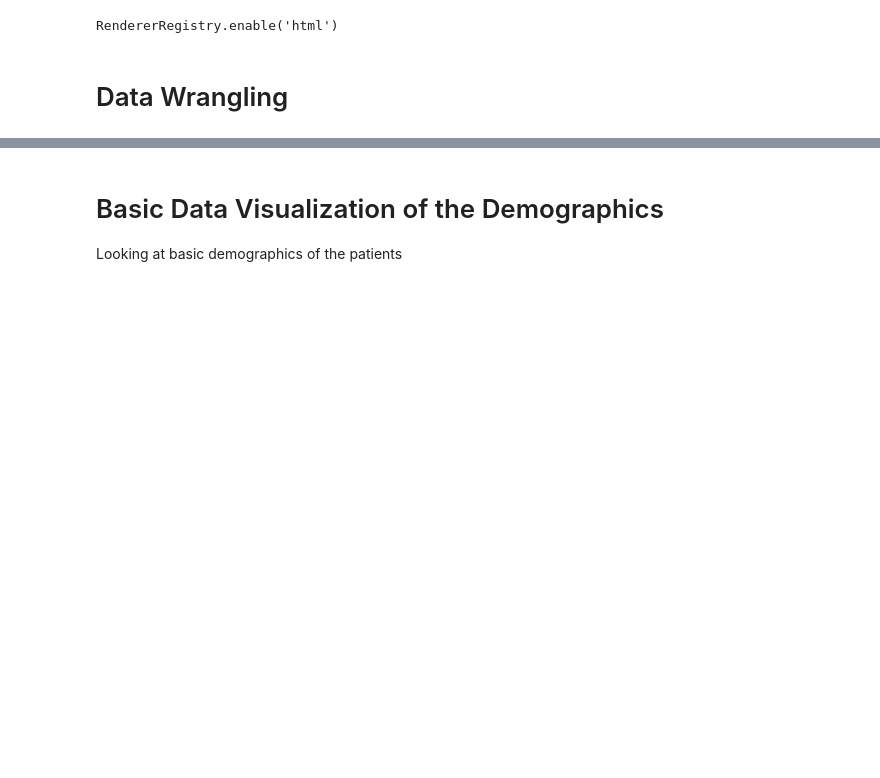
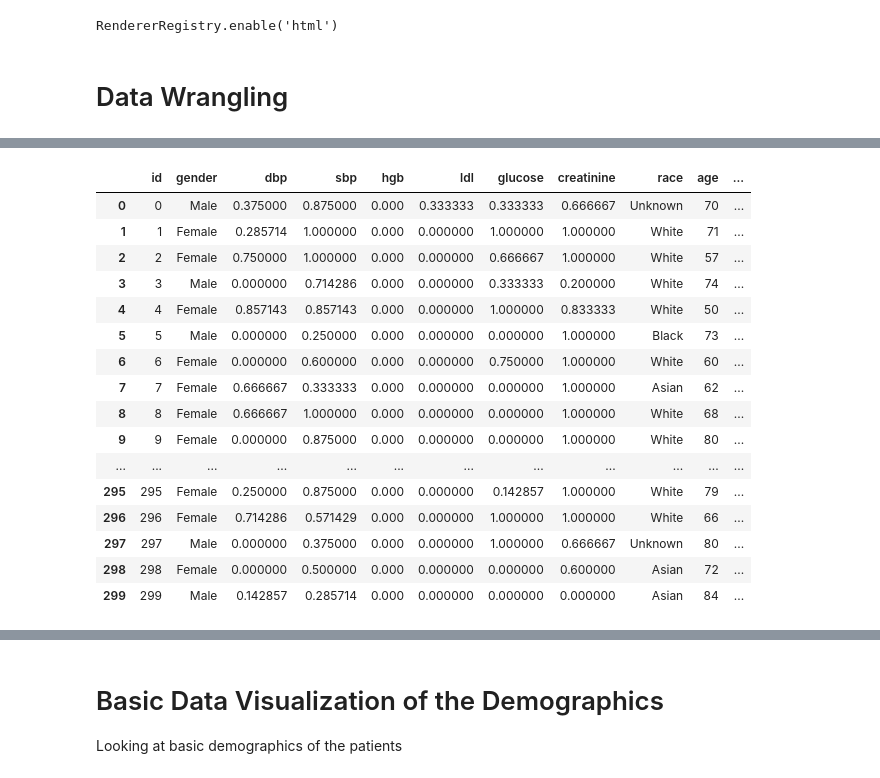
Before and after one commit to choikwun/ckd_assignment, a Jupyter notebook: ckd.ipynb, the cells around one changed output, grey strips where cells are left out. Drawn from its saved outputs; the diff is of its cells as text; code cells hidden in the pictures; blank space fills up the shorter version.

```diff
--- a/ckd.ipynb
+++ b/ckd.ipynb
@@ -83 +105,49 @@ id_1
+# %%
+aggregate = pd.DataFrame()
+# %%
+for i in demographics['id']:
+    dbp = df[(df['id'] == i) & (df['value_dbp'] > 85)
+             ]['value_dbp'].count() / df[(df['id'] == i)]['value_dbp'].count()
+    sbp = df[(df['id'] == i) & (df['value_sbp'] > 129)
+             ]['value_sbp'].count() / df[(df['id'] == i)]['value_sbp'].count()
+    hgb = df[(df['id'] == i) & (df['value_hgb'] < 9)
+             ]['value_hgb'].count() / df[(df['id'] == i)]['value_hgb'].count()
+    ldl = df[(df['id'] == i) & (df['value_ldl'] > 160)
+             ]['value_ldl'].count() / df[(df['id'] == i)]['value_ldl'].count()
+    glucose = df[(df['id'] == i) & (df['value_glucose'] > 6.9)
+                 ]['value_glucose'].count() / df[(df['id'] == i)]['value_glucose'].count()
+    if demographics[demographics['id'] == i]['gender'].item() == 'Male':
+        creatinine = df[(df['id'] == i) & (df['value_creatinine'] > 1.2)]['value_creatinine'].count(
+        ) / df[(df['id'] == i)]['value_creatinine'].count()
+    else:
+        creatinine = df[(df['id'] == i) & (df['value_creatinine'] > 1.0)]['value_creatinine'].count(
+        ) / df[(df['id'] == i)]['value_creatinine'].count()
+
+    temp = pd.DataFrame({'id': i, 'gender': demographics[demographics['id'] == i]['gender'],
+                        'dbp': dbp, 'sbp': sbp, 'hgb': hgb, 'ldl': ldl, 'glucose': glucose, 'creatinine': creatinine})
+    aggregate = aggregate.append(temp)
+
+aggregate = aggregate.merge(
+    demo_stage[['race', 'age', 'Stage_Progress', 'id']], left_on='id', right_on='id', how='inner')
+# %%
+pd.set_option('display.max_rows', None)
+aggregate
+# %% [output]
+|  | id | gender | dbp | sbp | hgb | ldl | glucose | creatinine | race | age | ... |
+| 0 | 0 | Male | 0.375000 | 0.875000 | 0.000 | 0.333333 | 0.333333 | 0.666667 | Unknown | 70 | ... |
+| 1 | 1 | Female | 0.285714 | 1.000000 | 0.000 | 0.000000 | 1.000000 | 1.000000 | White | 71 | ... |
+| 2 | 2 | Female | 0.750000 | 1.000000 | 0.000 | 0.000000 | 0.666667 | 1.000000 | White | 57 | ... |
+| 3 | 3 | Male | 0.000000 | 0.714286 | 0.000 | 0.000000 | 0.333333 | 0.200000 | White | 74 | ... |
+| 4 | 4 | Female | 0.857143 | 0.857143 | 0.000 | 0.000000 | 1.000000 | 0.833333 | White | 50 | ... |
+| 5 | 5 | Male | 0.000000 | 0.250000 | 0.000 | 0.000000 | 0.000000 | 1.000000 | Black | 73 | ... |
+| 6 | 6 | Female | 0.000000 | 0.600000 | 0.000 | 0.000000 | 0.750000 | 1.000000 | White | 60 | ... |
+| 7 | 7 | Female | 0.666667 | 0.333333 | 0.000 | 0.000000 | 0.000000 | 1.000000 | Asian | 62 | ... |
+| 8 | 8 | Female | 0.666667 | 1.000000 | 0.000 | 0.000000 | 0.000000 | 1.000000 | White | 68 | ... |
+| 9 | 9 | Female | 0.000000 | 0.875000 | 0.000 | 0.000000 | 0.000000 | 1.000000 | White | 80 | ... |
+| ... | ... | ... | ... | ... | ... | ... | ... | ... | ... | ... | ... |
+| 295 | 295 | Female | 0.250000 | 0.875000 | 0.000 | 0.000000 | 0.142857 | 1.000000 | White | 79 | ... |
+| 296 | 296 | Female | 0.714286 | 0.571429 | 0.000 | 0.000000 | 1.000000 | 1.000000 | White | 66 | ... |
+| 297 | 297 | Male | 0.000000 | 0.375000 | 0.000 | 0.000000 | 1.000000 | 0.666667 | Unknown | 80 | ... |
+| 298 | 298 | Female | 0.000000 | 0.500000 | 0.000 | 0.000000 | 0.000000 | 0.600000 | Asian | 72 | ... |
+| 299 | 299 | Male | 0.142857 | 0.285714 | 0.000 | 0.000000 | 0.000000 | 0.000000 | Asian | 84 | ... |
 # %%
```
Also changed, not shown: parts of 6 cells of this notebook.
